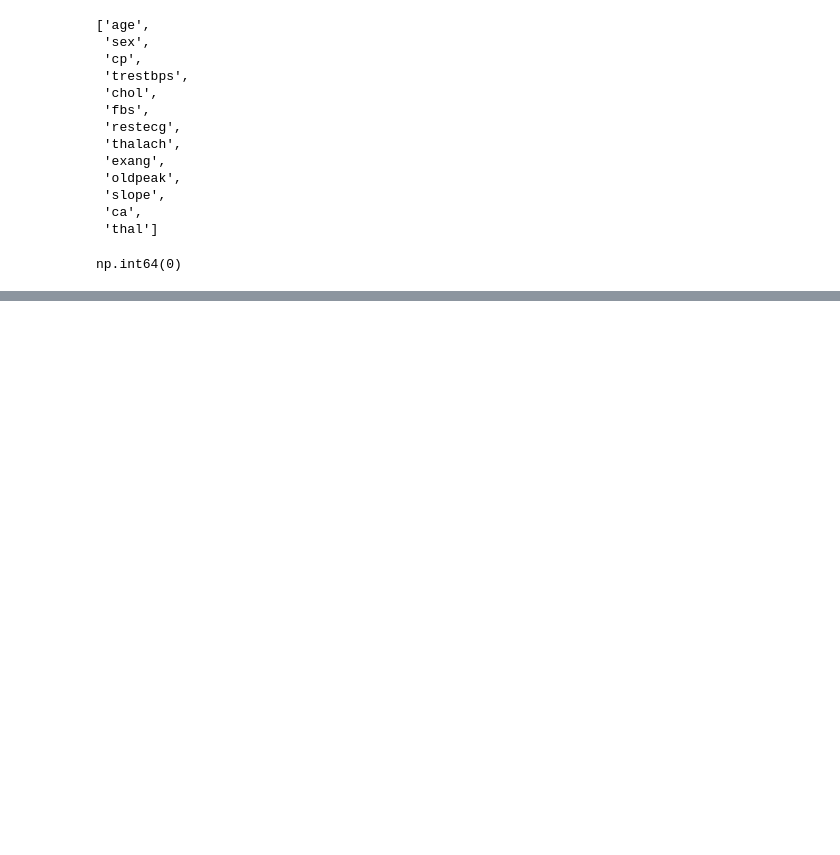
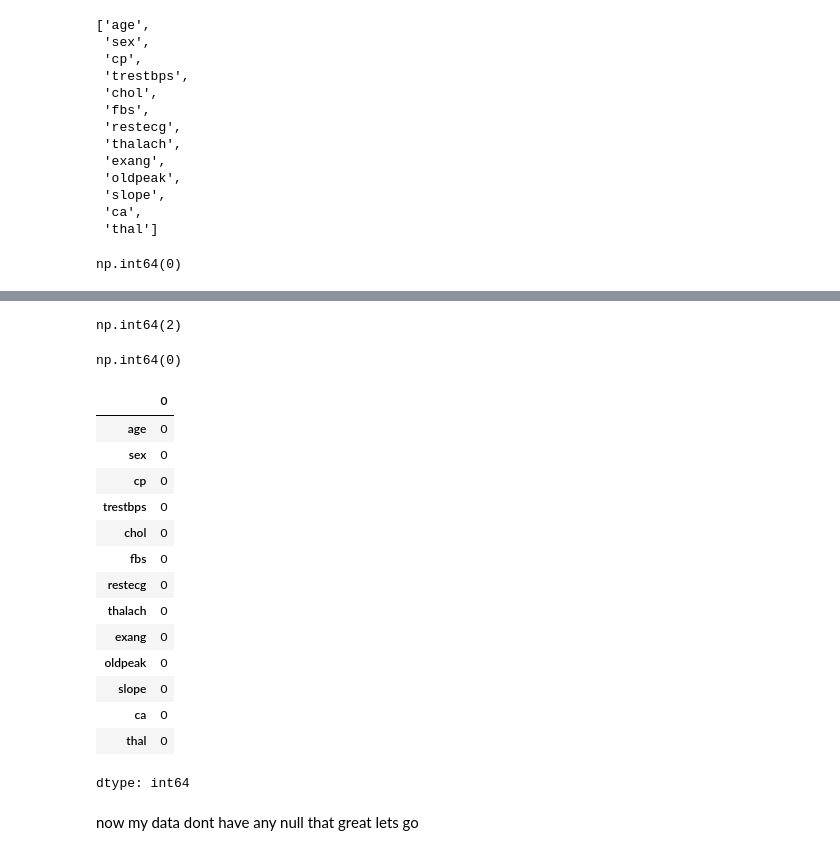
Before and after one commit to lewisnjue/heart-disease, a Jupyter notebook: EDA.ipynb, the cells around one changed output, grey strips where cells are left out. Saved outputs shown, nothing was run; the diff lists cells and outputs as text; code cells hidden in the pictures; blank space fills up the shorter version.

```diff
--- a/EDA.ipynb
+++ b/EDA.ipynb
@@ -360,0 +446,4 @@ np.int64(0)
+# %%
+df['thal'].isna().sum()# also this contain some null value i will drop them
+# %% [output]
+np.int64(2)
@@ -360,0 +452,24 @@ np.int64(0)
+# %%
+df['thal'].isna().sum()
+# %% [output]
+np.int64(0)
+# %%
+df.isna().sum()
+# %% [output]
+|  | 0 |
+| age | 0 |
+| sex | 0 |
+| cp | 0 |
+| trestbps | 0 |
+| chol | 0 |
+| fbs | 0 |
+| restecg | 0 |
+| thalach | 0 |
+| exang | 0 |
+| oldpeak | 0 |
+| slope | 0 |
+| ca | 0 |
+| thal | 0 |
+dtype: int64
+# %% [markdown]
+now my data dont have any null that great lets go
```
Also changed, not shown: parts of 20 cells of this notebook.
